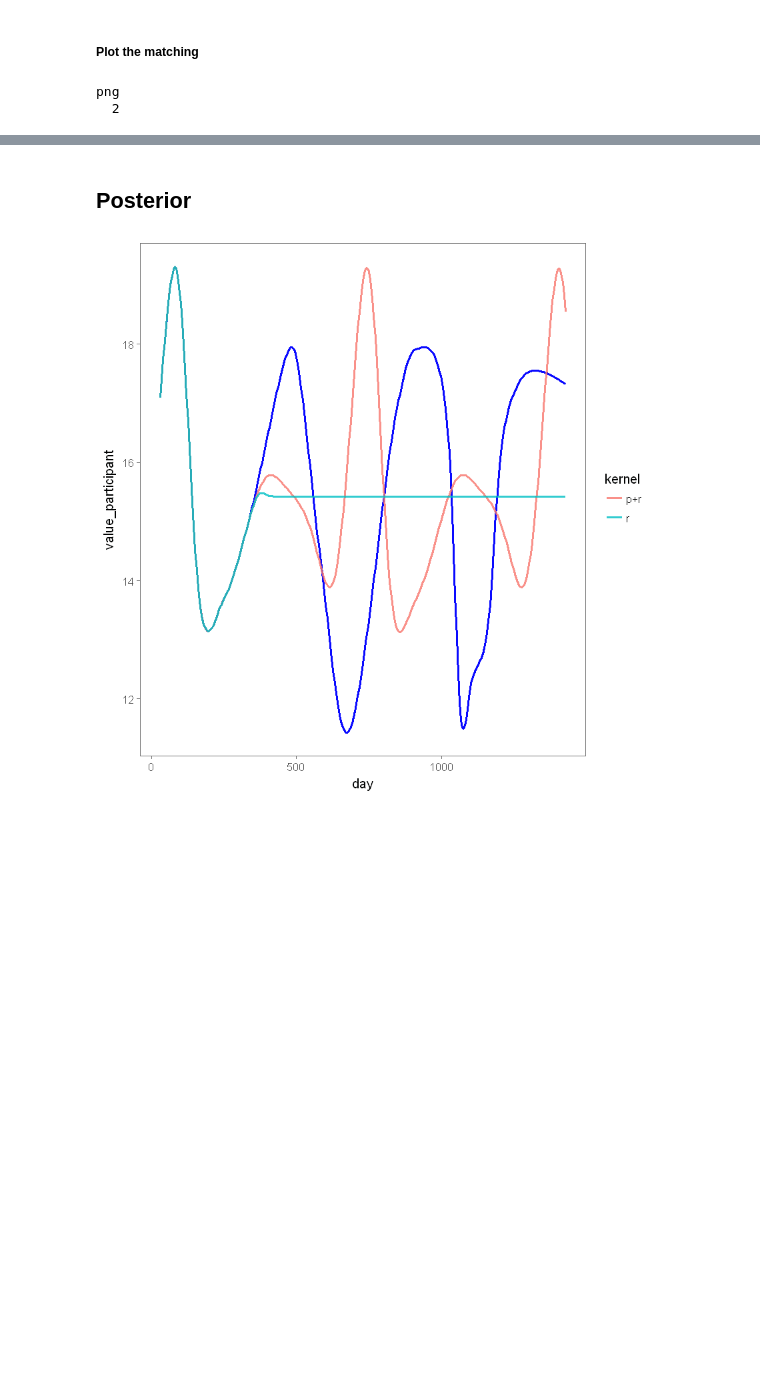
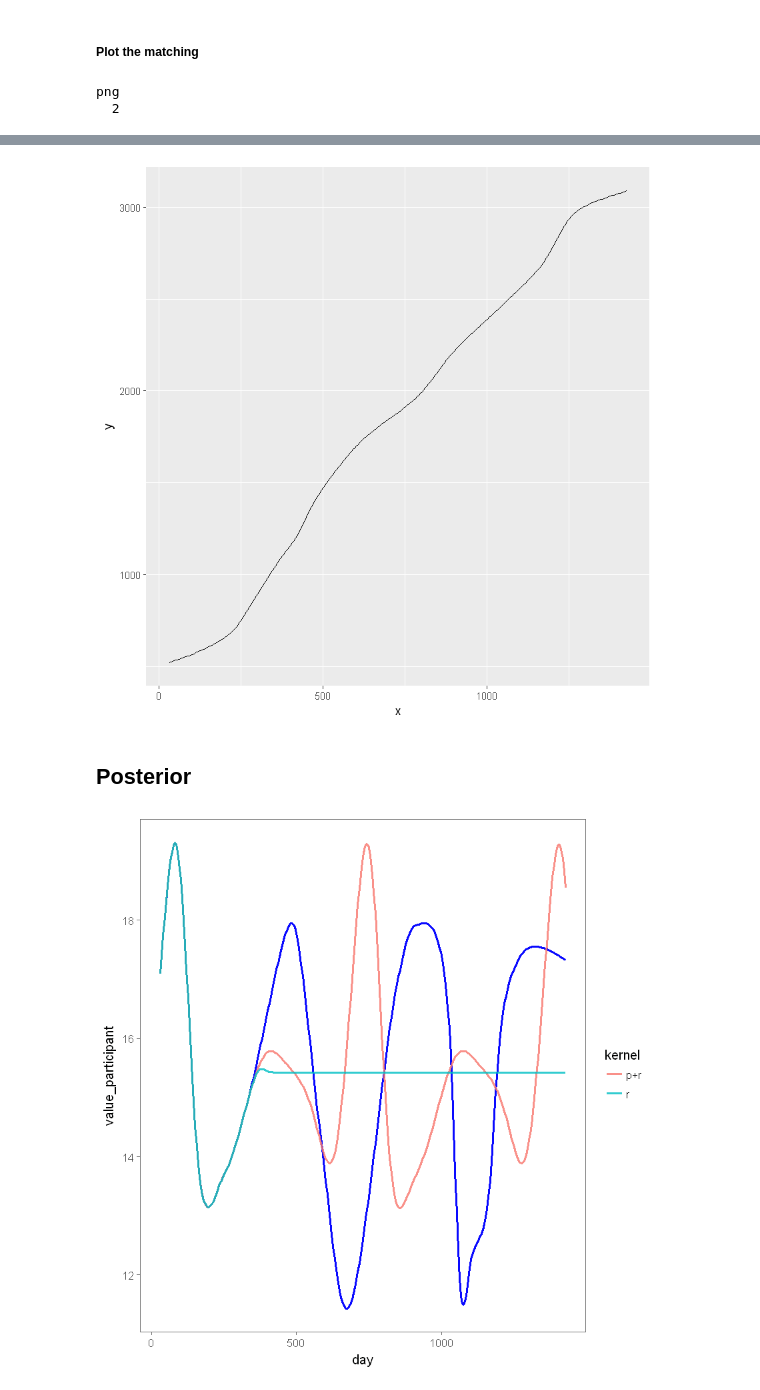
Before and after one commit to ericschulz/compforca, a Jupyter notebook: Data analysis/5- New grid plots (6x2 plots).ipynb, the cells around one changed output, grey strips where cells are left out. Drawn from its saved outputs; the diff is of its cells as text; code cells hidden in the pictures; blank space fills up the shorter version.

```diff
--- a/Data analysis/5- New grid plots (6x2 plots).ipynb
+++ b/Data analysis/5- New grid plots (6x2 plots).ipynb
@@ -322,6 +348,13 @@ plot_curves_posterior <- function(plot_data, ylab='', scenario, hide_x=FALSE, hi
     trend_1 <- plot_data %>% filter(condition=='Posterior-Positive') %>% group_by(day) %>% summarize(mean_y = mean(value))
     trend_2 <- plot_data %>% filter(condition=='Posterior-Stable') %>%   group_by(day) %>% summarize(mean_y = mean(value))
     trend_3 <- plot_data %>% filter(condition=='Posterior-Negative') %>% group_by(day) %>% summarize(mean_y = mean(value))
+
+    # Resolution subsetting
+    resolution = 10 #smaller number is higher resolution
+    plot_data <- plot_data %>% filter((day - min(day)) %% resolution == 0)
+    trend_1 <- trend_1 %>% filter((day - min(day)) %% resolution == 0)
+    trend_2 <- trend_2 %>% filter((day - min(day)) %% resolution == 0)
+    trend_3 <- trend_3 %>% filter((day - min(day)) %% resolution == 0)
 
     # Plotting
     plot <- plot_data %>%
@@ -1079,32 +1042,3 @@ damped_proportion_gps <- data_with_trend %>%
                                         summarize(damped_proportion = bp2(damped_gp)[[1]],
                                                   lo_ci = bp2(damped_gp)[[2]],
                                                   hi_ci = bp2(damped_gp)[[3]])
-# %%
-plot_with_ribbon <- function(dplot, type=1, title="", xlab="Year", ylab="", hide_legend=FALSE, group="condition", legend_title="Condition") {
-
-    if(type == 1){
-        y = "damped_proportion"
-        ylab = "Proportion of\ndamped predictions"
-    }
-
-    p <- ggplot(data=dplot, aes_string(x="day", y=y, group=group, colour=group)) +
-            geom_line(size=1) +
-            geom_ribbon(aes(ymin=lo_ci, ymax=hi_ci), alpha=0.2) +
-            #scale_x_continuous(limits +
-            #coord_cartesian(ylim = c(0.65, 1.00), xlim = c(365-31, 365*2-10)) +
-            labs(colour = legend_title) +
-            xlab(xlab) + ylab(ylab) + ggtitle(title) +
-            scale_x_continuous(breaks=c(0, 365, 365*2, 365*3), labels=c('Y1', 'Y2', 'Y3', 'Y4')) +
-            theme_bw() +
-            ggthemes::theme_few() +
-            theme(text = element_text(size=12, family="serif")) +
-            #theme(legend.position=c(0.82, 0.40)) +
-            theme(plot.title = element_text(hjust = 0.5)) +
-            ggthemes::scale_color_solarized()
-
-    if(hide_legend) {
-        p <- p + theme(legend.position="none")
-    }
-
-    return(p)
-}
@@ -1347,0 +1456,2 @@ aux_prior_predictions %>%
+# %%
+raw_prior_data <- read_csv('data/for_composititional_analysis_prior.csv')
@@ -1348,3 +1469,9 @@ aux_prior_predictions %>%
+# %%
+raw_prior_data %>%
+    filter(pid == 'a008', scenario == 'Sales') %>%
+    ggplot(aes(x, y)) + geom_line()
+# %% [output]
+[figure, added]
 # %% [markdown]
 ## Posterior
 # %%
```
Also changed, not shown: parts of 37 cells of this notebook, 7 other files.
